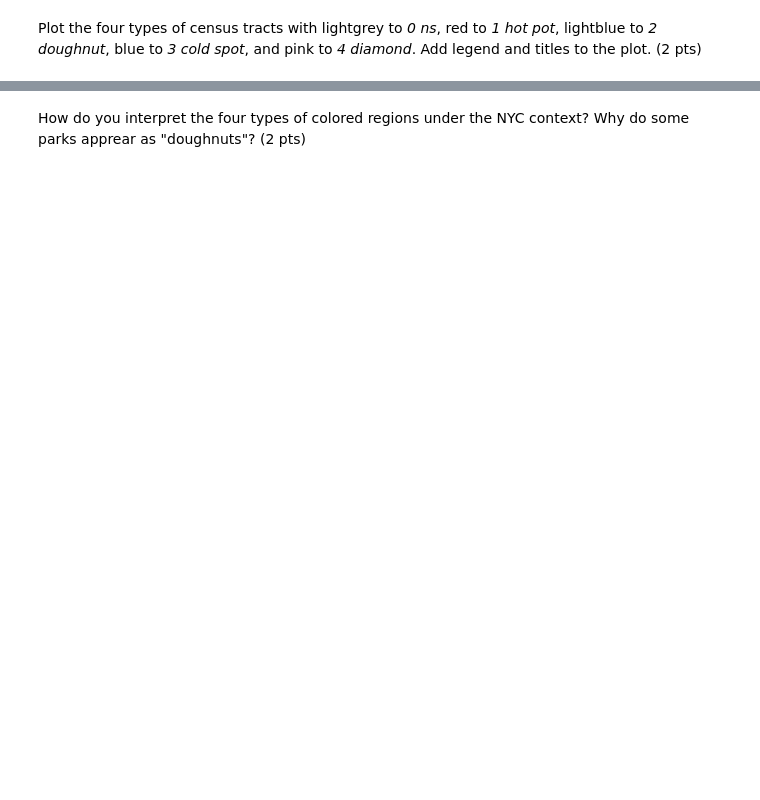
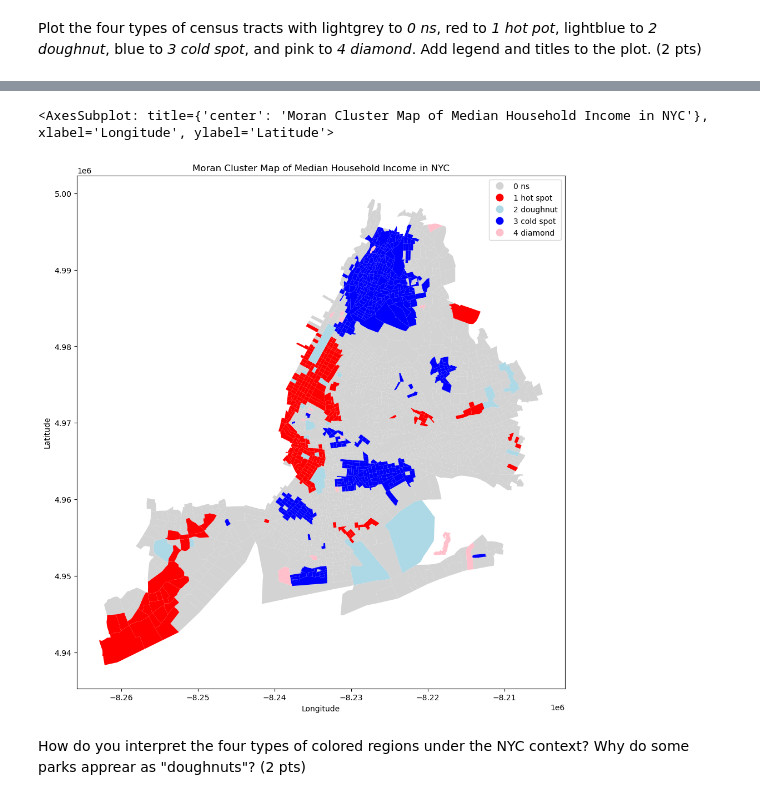
Before and after one commit to parinbhaduri/4680_5680_intro_uds, a Jupyter notebook: Homework/HW2.ipynb, the cells around one changed output, grey strips where cells are left out. Drawn from its saved outputs; the diff is of its cells as text; code cells hidden in the pictures; blank space fills up the shorter version.

```diff
--- a/Homework/HW2.ipynb
+++ b/Homework/HW2.ipynb
@@ -272,6 +300,7 @@ The significant value of Moran's I confirms that the spatial distribution of NYC
 Firstly you can generate local Moran's I and name this variable as *li*. (2 pts)
 # %%
 # enter your codes here
+li = esda.moran.Moran_Local(y, wq)
 # %% [markdown]
 Based on the significance value (less than 0.05), create a new column *cl* to **acs_data** with values of *0 ns*, *1 hot pot*, *2 doughnut*, *3 cold spot*, and *4 diamond*. (2 pts)
 As the names indicate, Hot Spot is the neighborhoods with high household income and Cold Spot is the neighborhoods with low household income. Doughnut is the low-income neighborhoods surrounded by high-income neighbors while Diamond is the high-income neighborhoods surrounded by low-income neighbors.
@@ -281,0 +307,25 @@ As the names indicate, Hot Spot is the neighborhoods with high household income
+# %%
+# establish significance of local spatial values
+sig = sig = 1 * (li.p_sim < 0.05)
+cl = sig * li.q
+# %%
+
+# Mapping from value to name (as a dict)
+cl_labels = {
+    0: "0 ns",
+    1: "1 hot spot",
+    2: "2 doughnut",
+    3: "3 cold spot",
+    4: "4 diamond",
+}
+# Create column in `acs_data` with labels for each polygon
+acs_data["cl"] = pd.Series(
+    # First initialise a Series using values and `acs_data` index
+    cl,
+    index=acs_data.index
+    # Then map each value to corresponding label based
+    # on the `cl_labels` mapping
+).map(cl_labels)
+
+# Print top for inspection
+acs_data["cl"].head()
@@ -286,2 +357,22 @@ Plot the four types of census tracts with lightgrey to *0 ns*, red to *1 hot pot
+# %%
+
+#create color dictionary for creating colormap
+tract_col = {"0 ns":'lightgrey', "1 hot spot":'red', "2 doughnut":'lightblue' , "3 cold spot":'blue', "4 diamond":'pink'}
+
+#Create figure
+fig, ax = plt.subplots(figsize=(12,12))
+plt.title("Moran Cluster Map of Median Household Income in NYC")
+plt.xlabel("Longitude")
+plt.ylabel("Latitude")
+
+acs_data.plot(column='cl',
+                categorical = True,
+                ax = ax,
+                cmap = colors.ListedColormap(list(tract_col.values())),
+                legend = True
+                )
+# %% [output]
+<AxesSubplot: title={'center': 'Moran Cluster Map of Median Household Income in NYC'}, xlabel='Longitude', ylabel='Latitude'>
+[figure, added]
 # %% [markdown]
 How do you interpret the four types of colored regions under the NYC context? Why do some parks apprear as "doughnuts"? (2 pts)
```
Also changed, not shown: parts of 32 cells of this notebook.
